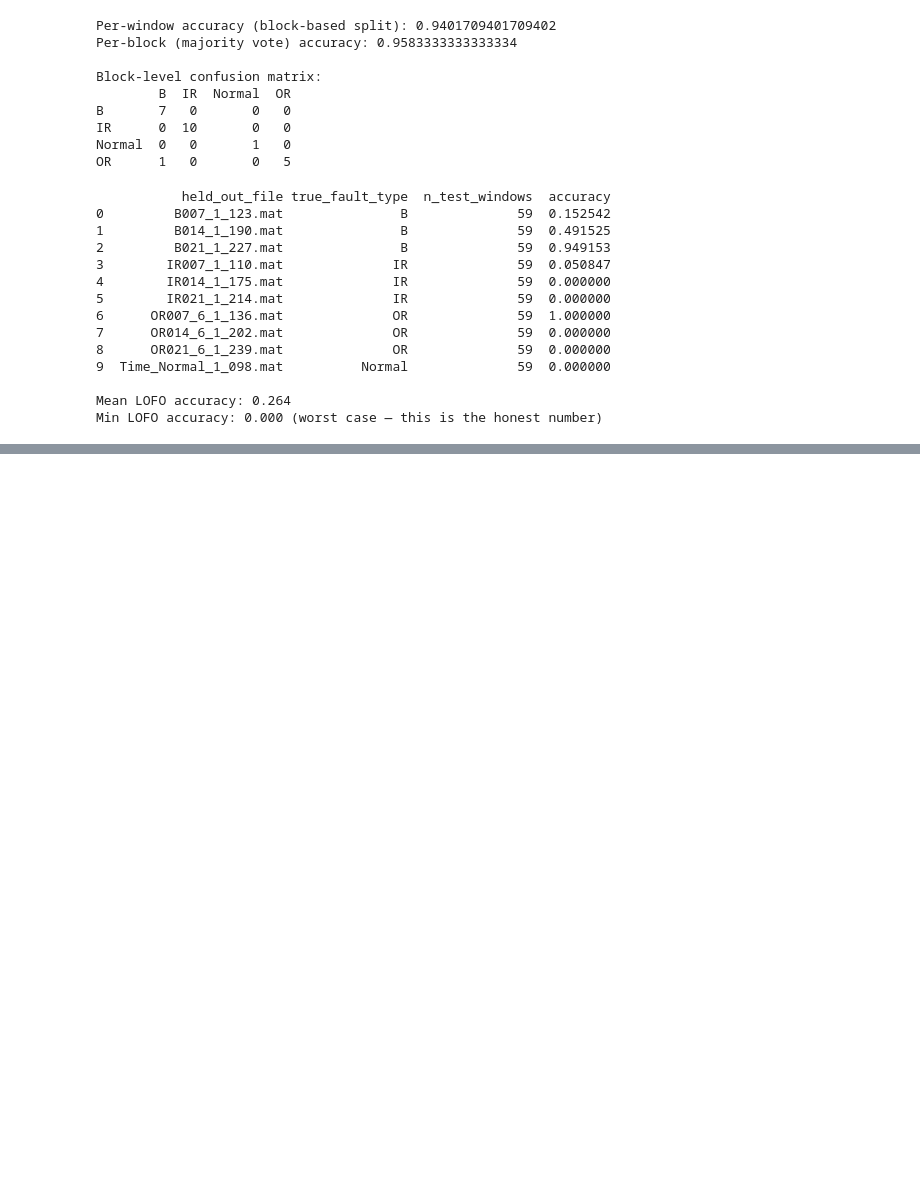
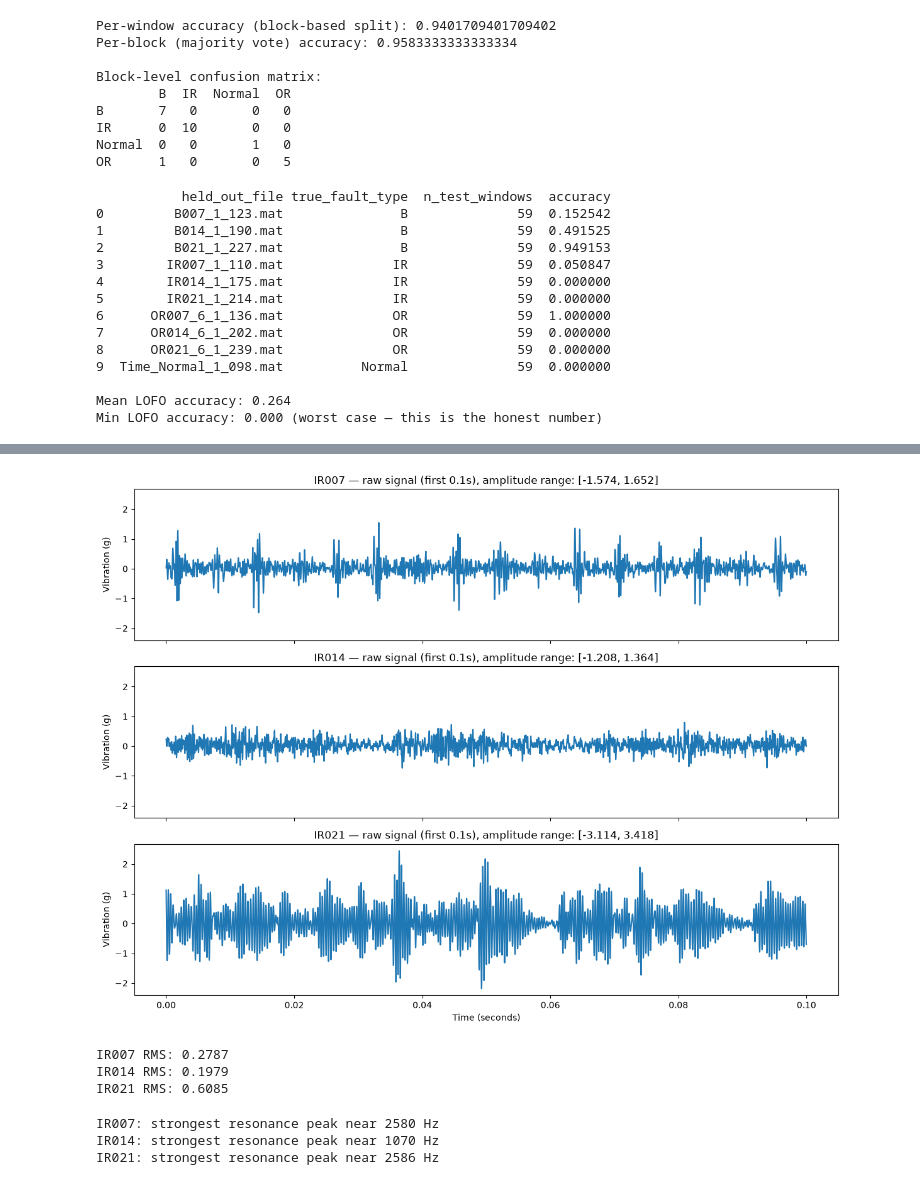
Before and after one commit to JohnBosely/goebel, a Jupyter notebook: notebooks/02_bearing_eda.ipynb, the cells around one changed output, grey strips where cells are left out. Drawn from its saved outputs; the diff is of its cells as text; code cells hidden in the pictures; blank space fills up the shorter version.

Commit message:
Ball Bearing and Fast Fourier Transformation

```diff
--- a/notebooks/02_bearing_eda.ipynb
+++ b/notebooks/02_bearing_eda.ipynb
@@ -352,6 +352,23 @@ def process_file(filepath, window_size=8192):
         feats["window_idx"] = i
         rows.append(feats)
     return rows
+
+def extract_window_features_v2(window, rpm, fs=48000):
+    freqs = compute_bearing_frequencies(rpm)
+    xf, yf = envelope_spectrum(window, fs=fs)
+
+    rms = np.sqrt(np.mean(window**2))
+
+    features = {}
+    for name in ["BPFO", "BPFI", "BSF"]:
+        for harmonic in [1, 2, 3]:
+            target = freqs[name] * harmonic
+            raw_energy = energy_near_frequency(xf, yf, target)
+            features[f"{name}_x{harmonic}_ratio"] = raw_energy / (rms + 1e-8)  # normalize by this window's own magnitude
+
+    features["rms"] = rms
+    features["kurtosis"] = pd.Series(window).kurtosis()
+    return features
 
 all_rows = []
 for f in mat_files:
@@ -491,0 +664,46 @@ Min LOFO accuracy: 0.000 (worst case — this is the honest number)
+# %%
+def load_de_signal(filepath):
+    signal, rpm = load_mat_file(filepath)
+    return signal, rpm
+
+sig_007, rpm_007 = load_de_signal("../data/raw/cwru/IR007_1_110.mat")
+sig_014, rpm_014 = load_de_signal("../data/raw/cwru/IR014_1_175.mat")
+sig_021, rpm_021 = load_de_signal("../data/raw/cwru/IR021_1_214.mat")
+
+fig, axes = plt.subplots(3, 1, figsize=(12, 9), sharex=True, sharey=True)
+for ax, sig, label in zip(axes, [sig_007, sig_014, sig_021], ["IR007", "IR014", "IR021"]):
+    n = int(0.1 * 48000)  # first 0.1 seconds, same zoom as our very first plot
+    t = np.arange(n) / 48000
+    ax.plot(t, sig[:n])
+    ax.set_title(f"{label} — raw signal (first 0.1s), amplitude range: [{sig.min():.3f}, {sig.max():.3f}]")
+    ax.set_ylabel("Vibration (g)")
+axes[-1].set_xlabel("Time (seconds)")
+plt.tight_layout()
+plt.show()
+
+print(f"IR007 RMS: {np.sqrt(np.mean(sig_007**2)):.4f}")
+print(f"IR014 RMS: {np.sqrt(np.mean(sig_014**2)):.4f}")
+print(f"IR021 RMS: {np.sqrt(np.mean(sig_021**2)):.4f}")
+# %% [output]
+[figure, added]
+IR007 RMS: 0.2787
+IR014 RMS: 0.1979
+IR021 RMS: 0.6085
+# %%
+from scipy.fft import fft, fftfreq
+
+def find_resonance_band(signal, fs=48000, search_range=(1000, 8000)):
+    n = len(signal)
+    yf = np.abs(fft(signal))[:n//2] / n
+    xf = fftfreq(n, 1/fs)[:n//2]
+    mask = (xf > search_range[0]) & (xf < search_range[1])
+    peak_freq = xf[mask][np.argmax(yf[mask])]
+    return peak_freq
+
+for label, sig in [("IR007", sig_007), ("IR014", sig_014), ("IR021", sig_021)]:
+    peak = find_resonance_band(sig)
+    print(f"{label}: strongest resonance peak near {peak:.0f} Hz")
+# %% [output]
+IR007: strongest resonance peak near 2580 Hz
+IR014: strongest resonance peak near 1070 Hz
+IR021: strongest resonance peak near 2586 Hz
```
Also changed, not shown: parts of 10 cells of this notebook.
